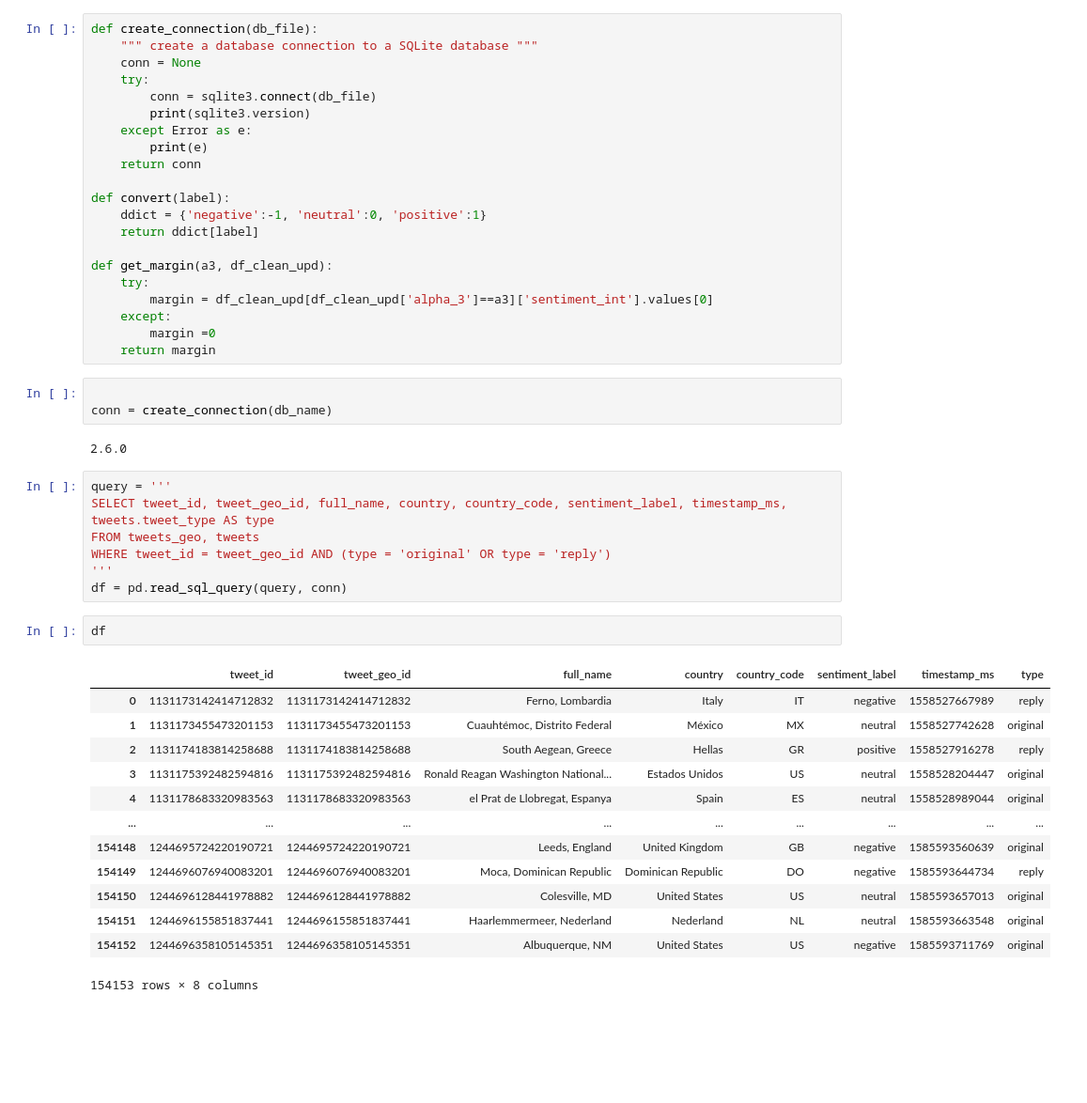
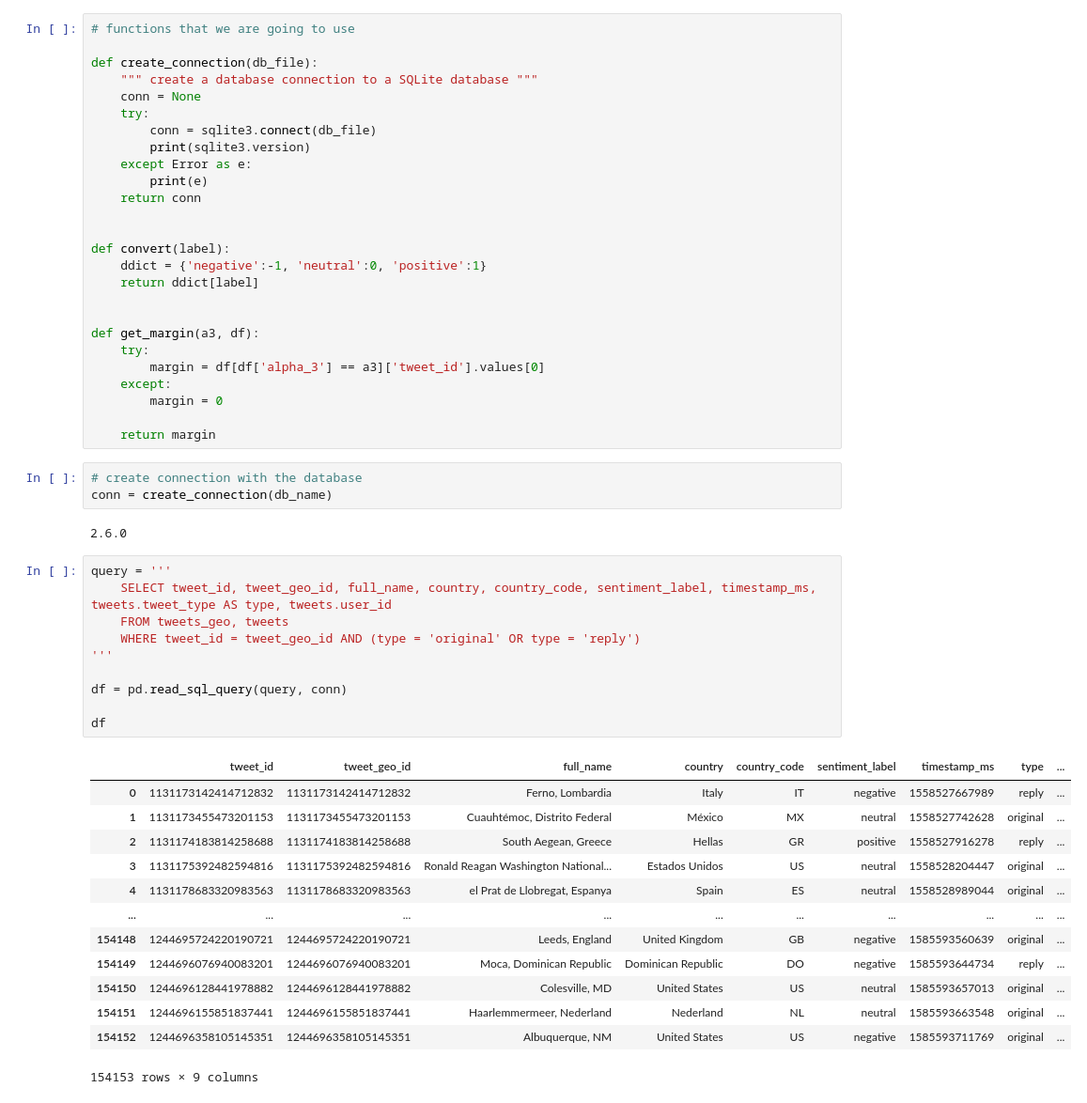
Before and after one commit to AlexRaudvee/Sentiment_Analysis_Tiwitter, a Jupyter notebook: get_geo.ipynb, the cells around one changed output. Shown: that part at 94% size. Cells and saved outputs as stored; diff of their text form; blank space fills up the shorter version.

```diff
--- a/get_geo.ipynb
+++ b/get_geo.ipynb
@@ -265,4 +274,6 @@ countries ={'AW': 'ABW',
 # %%
+# functions that we are going to use
+
 def create_connection(db_file):
     """ create a database connection to a SQLite database """
     conn = None
@@ -273,43 +284,47 @@ def create_connection(db_file):
         print(e)
     return conn
 
+
 def convert(label):
     ddict = {'negative':-1, 'neutral':0, 'positive':1}
     return ddict[label]
 
-def get_margin(a3, df_clean_upd):
+
+def get_margin(a3, df):
     try:
-        margin = df_clean_upd[df_clean_upd['alpha_3']==a3]['sentiment_int'].values[0]
+        margin = df[df['alpha_3'] == a3]['tweet_id'].values[0]
     except:
-        margin =0
+        margin = 0
+
     return margin
 # %%
-
+# create connection with the database
 conn = create_connection(db_name)
 # %% [output]
 2.6.0
 # %%
 query = '''
-SELECT tweet_id, tweet_geo_id, full_name, country, country_code, sentiment_label, timestamp_ms, tweets.tweet_type AS type
-FROM tweets_geo, tweets
-WHERE tweet_id = tweet_geo_id AND (type = 'original' OR type = 'reply')
+    SELECT tweet_id, tweet_geo_id, full_name, country, country_code, sentiment_label, timestamp_ms, tweets.tweet_type AS type, tweets.user_id
+    FROM tweets_geo, tweets
+    WHERE tweet_id = tweet_geo_id AND (type = 'original' OR type = 'reply')
 '''
+
 df = pd.read_sql_query(query, conn)
+
+df
+# %% [output]
+|  | tweet_id | tweet_geo_id | full_name | country | country_code | sentiment_label | timestamp_ms | type | ... |
+| 0 | 1131173142414712832 | 1131173142414712832 | Ferno, Lombardia | Italy | IT | negative | 1558527667989 | reply | ... |
+| 1 | 1131173455473201153 | 1131173455473201153 | Cuauhtémoc, Distrito Federal | México | MX | neutral | 1558527742628 | original | ... |
+| 2 | 1131174183814258688 | 1131174183814258688 | South Aegean, Greece | Hellas | GR | positive | 1558527916278 | reply | ... |
+| 3 | 1131175392482594816 | 1131175392482594816 | Ronald Reagan Washington National... | Estados Unidos | US | neutral | 1558528204447 | original | ... |
+| 4 | 1131178683320983563 | 1131178683320983563 | el Prat de Llobregat, Espanya | Spain | ES | neutral | 1558528989044 | original | ... |
+| ... | ... | ... | ... | ... | ... | ... | ... | ... | ... |
+| 154148 | 1244695724220190721 | 1244695724220190721 | Leeds, England | United Kingdom | GB | negative | 1585593560639 | original | ... |
+| 154149 | 1244696076940083201 | 1244696076940083201 | Moca, Dominican Republic | Dominican Republic | DO | negative | 1585593644734 | reply | ... |
+| 154150 | 1244696128441978882 | 1244696128441978882 | Colesville, MD | United States | US | neutral | 1585593657013 | original | ... |
+| 154151 | 1244696155851837441 | 1244696155851837441 | Haarlemmermeer, Nederland | Nederland | NL | neutral | 1585593663548 | original | ... |
+| 154152 | 1244696358105145351 | 1244696358105145351 | Albuquerque, NM | United States | US | negative | 1585593711769 | original | ... |
+154153 rows × 9 columns
-# %%
-df
-# %% [output]
-|  | tweet_id | tweet_geo_id | full_name | country | country_code | sentiment_label | timestamp_ms | type |
-| 0 | 1131173142414712832 | 1131173142414712832 | Ferno, Lombardia | Italy | IT | negative | 1558527667989 | reply |
-| 1 | 1131173455473201153 | 1131173455473201153 | Cuauhtémoc, Distrito Federal | México | MX | neutral | 1558527742628 | original |
-| 2 | 1131174183814258688 | 1131174183814258688 | South Aegean, Greece | Hellas | GR | positive | 1558527916278 | reply |
-| 3 | 1131175392482594816 | 1131175392482594816 | Ronald Reagan Washington National... | Estados Unidos | US | neutral | 1558528204447 | original |
-| 4 | 1131178683320983563 | 1131178683320983563 | el Prat de Llobregat, Espanya | Spain | ES | neutral | 1558528989044 | original |
-| ... | ... | ... | ... | ... | ... | ... | ... | ... |
-| 154148 | 1244695724220190721 | 1244695724220190721 | Leeds, England | United Kingdom | GB | negative | 1585593560639 | original |
-| 154149 | 1244696076940083201 | 1244696076940083201 | Moca, Dominican Republic | Dominican Republic | DO | negative | 1585593644734 | reply |
-| 154150 | 1244696128441978882 | 1244696128441978882 | Colesville, MD | United States | US | neutral | 1585593657013 | original |
-| 154151 | 1244696155851837441 | 1244696155851837441 | Haarlemmermeer, Nederland | Nederland | NL | neutral | 1585593663548 | original |
-| 154152 | 1244696358105145351 | 1244696358105145351 | Albuquerque, NM | United States | US | negative | 1585593711769 | original |
-154153 rows × 8 columns
 # %%
 df['sentiment_int'] = df['sentiment_label'].apply(convert)
```
Also changed, not shown: parts of 15 cells of this notebook.
